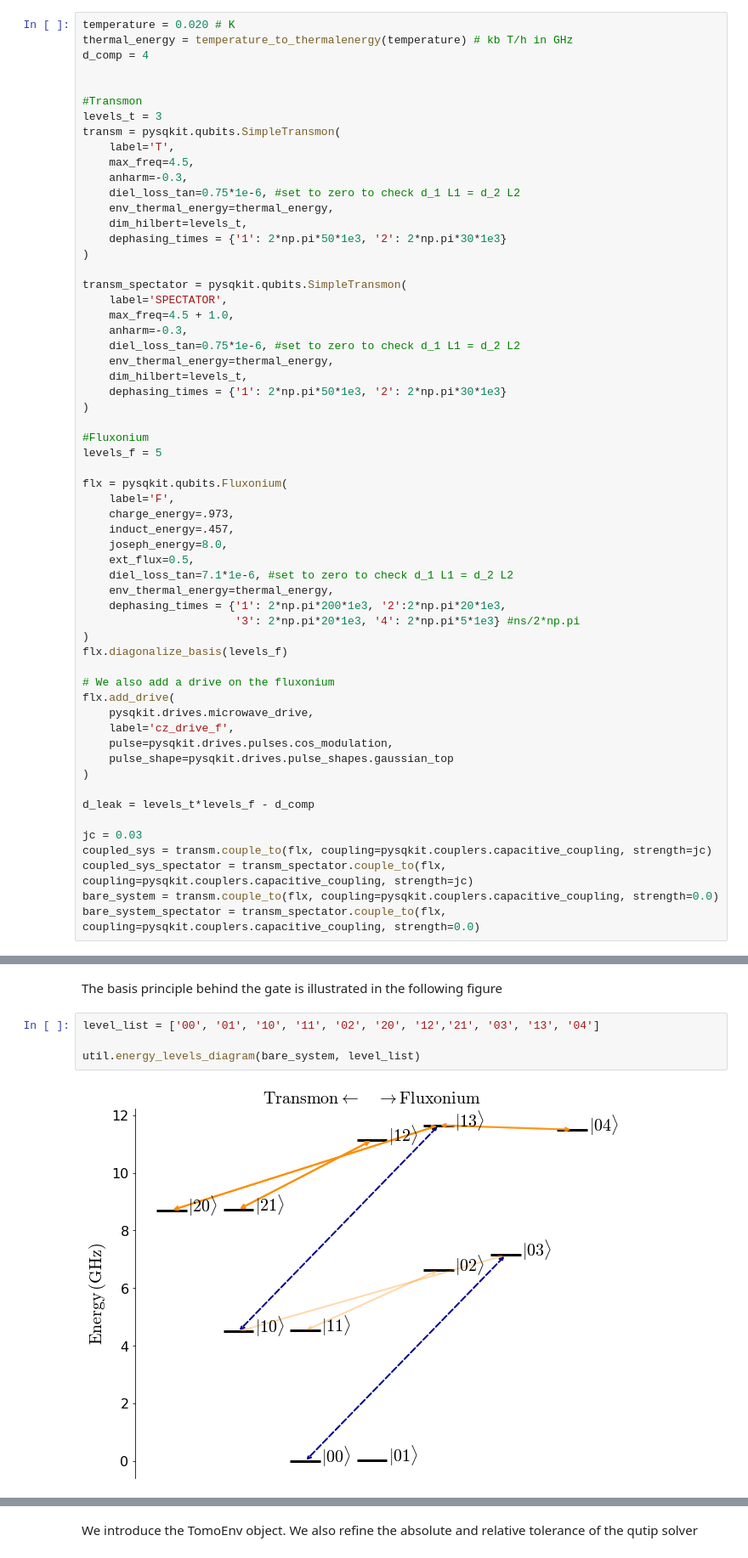
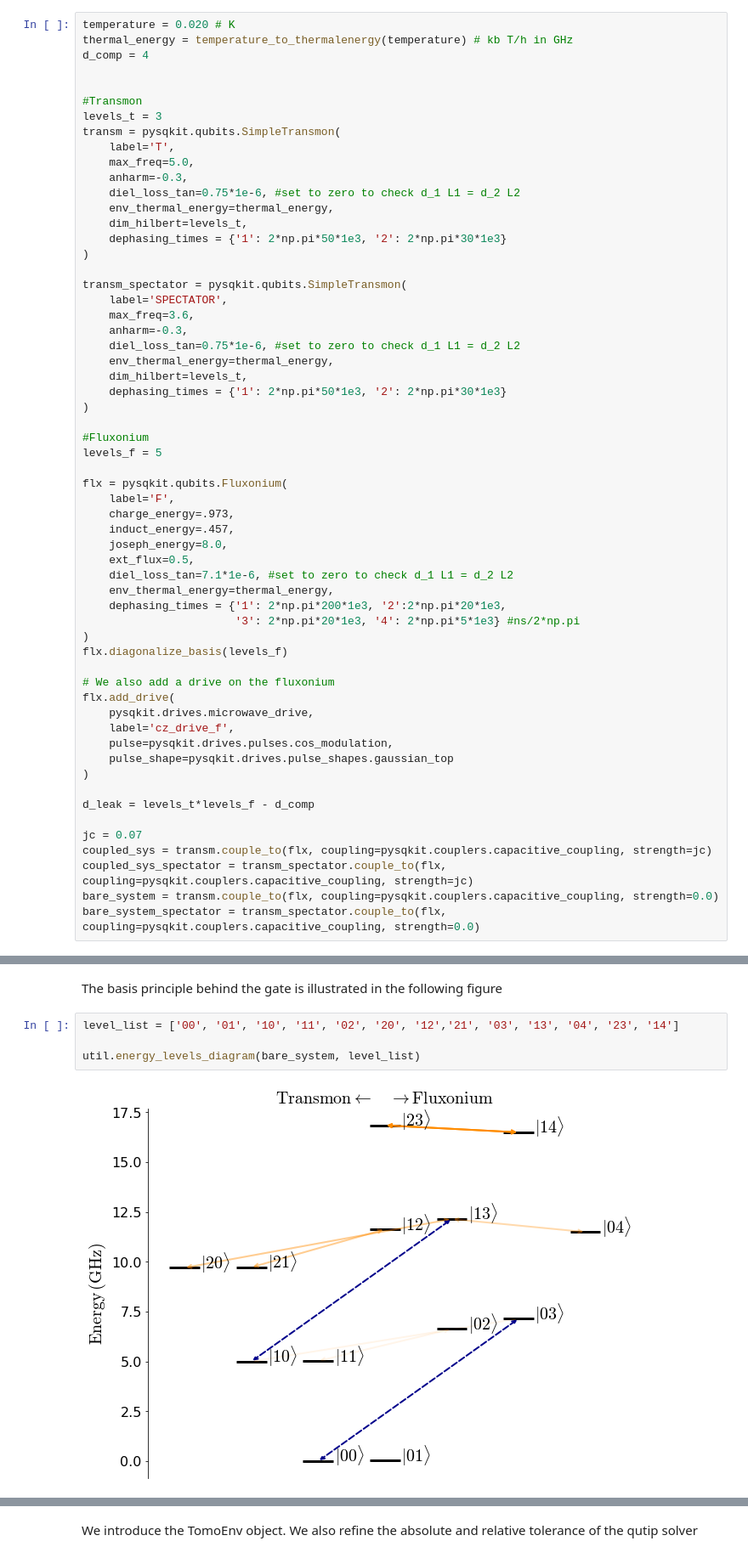
Before and after one commit to cianibegood/pysqkit, a Jupyter notebook: docs/research/transmon_fluxonium/cphase_higher_levels/spectator_gate_setup.ipynb, the cells around one changed output, grey strips where cells are left out. Shown at 85% size. Drawn from its saved outputs; the diff is of its cells as text.

```diff
--- a/docs/research/transmon_fluxonium/cphase_higher_levels/spectator_gate_setup.ipynb
+++ b/docs/research/transmon_fluxonium/cphase_higher_levels/spectator_gate_setup.ipynb
@@ -57,7 +57,7 @@ d_comp = 4
 levels_t = 3
 transm = pysqkit.qubits.SimpleTransmon(
     label='T',
-    max_freq=4.5,
+    max_freq=5.0,
     anharm=-0.3,
     diel_loss_tan=0.75*1e-6, #set to zero to check d_1 L1 = d_2 L2
     env_thermal_energy=thermal_energy,
@@ -67,7 +67,7 @@ transm = pysqkit.qubits.SimpleTransmon(
 
 transm_spectator = pysqkit.qubits.SimpleTransmon(
     label='SPECTATOR',
-    max_freq=4.5 + 1.0,
+    max_freq=3.6,
     anharm=-0.3,
     diel_loss_tan=0.75*1e-6, #set to zero to check d_1 L1 = d_2 L2
     env_thermal_energy=thermal_energy,
@@ -101,7 +101,7 @@ flx.add_drive(
 
 d_leak = levels_t*levels_f - d_comp
 
-jc = 0.03
+jc = 0.07
 coupled_sys = transm.couple_to(flx, coupling=pysqkit.couplers.capacitive_coupling, strength=jc)
 coupled_sys_spectator = transm_spectator.couple_to(flx, coupling=pysqkit.couplers.capacitive_coupling, strength=jc)
 bare_system = transm.couple_to(flx, coupling=pysqkit.couplers.capacitive_coupling, strength=0.0)
@@ -109,11 +113,11 @@ bare_system_spectator = transm_spectator.couple_to(flx, coupling=pysqkit.coupler
 # %% [markdown]
 The basis principle behind the gate is illustrated in the following figure
 # %%
-level_list = ['00', '01', '10', '11', '02', '20', '12','21', '03', '13', '04']
+level_list = ['00', '01', '10', '11', '02', '20', '12','21', '03', '13', '04', '23', '14']
 
 util.energy_levels_diagram(bare_system, level_list)
 # %% [output]
-[figure, old version]
+[figure, new version]
 # %%
 util.energy_levels_diagram(bare_system_spectator, level_list)
 # %% [output]
```
Also changed, not shown: parts of 10 cells of this notebook, 3 other files.
